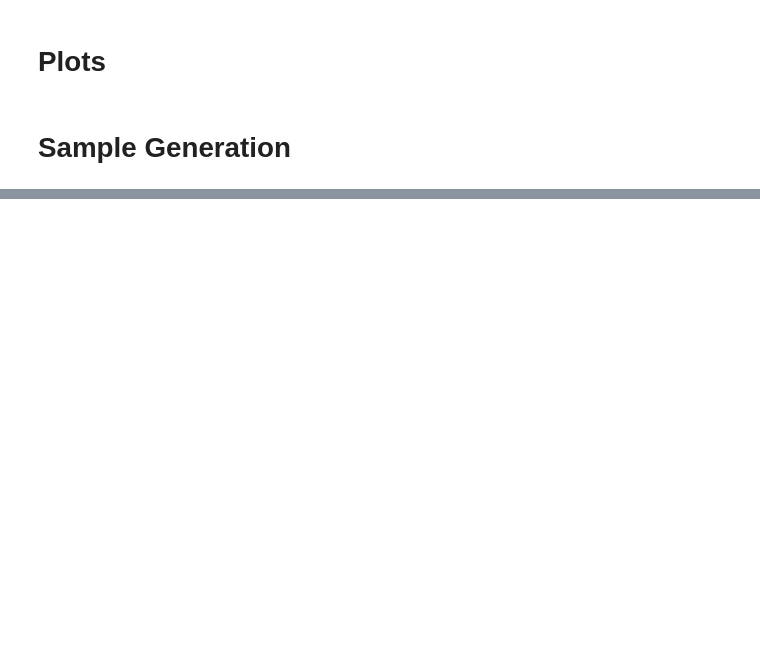
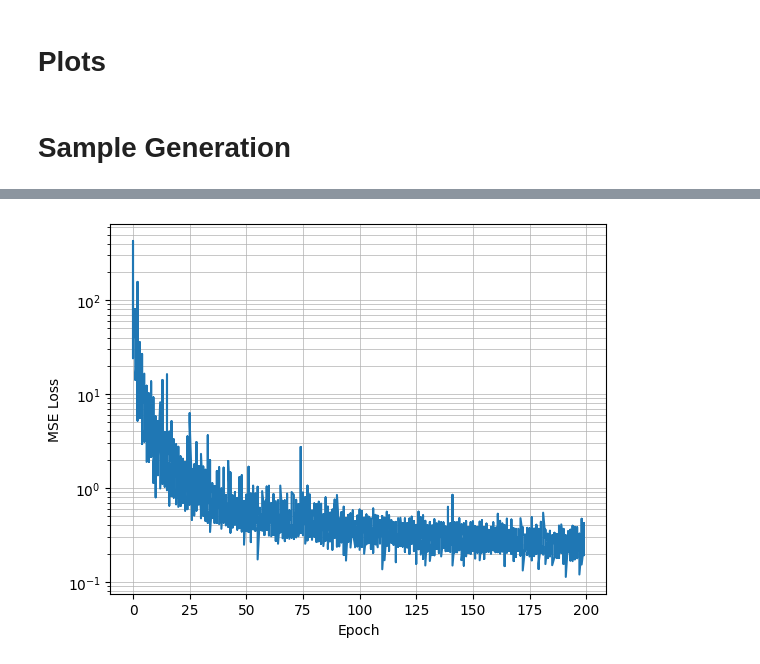
Before and after one commit to TiagoCAAmorim/graph_nn, a Jupyter notebook: gnn_lineq/notebooks/tests.ipynb, the cells around one changed output, grey strips where cells are left out. Saved outputs shown, nothing was run; the diff lists cells and outputs as text; code cells hidden in the pictures; blank space fills up the shorter version.

Commit message:
First functional network

```diff
--- a/gnn_lineq/notebooks/tests.ipynb
+++ b/gnn_lineq/notebooks/tests.ipynb
@@ -338,4 +356,0 @@ for p in [
-# %%
-
-data_ = get_sample(number_generator, rank=20, off_diagonal_abs_mean=0.5, symmetric=False, uniform_range=(0.1,10.), log_=False)
-g = _sparse_to_graph(*data_)
@@ -357,0 +489,33 @@ shell_layout
+# %%
+options = {
+    'n': 1000,
+    'number_generator': number_generator,
+    'rank': 5,
+    'off_diagonal_abs_mean': 1.0,
+    'symmetric': False,
+    'uniform_range': (0.1,10.)
+}
+dataset = GraphDataset(**options)
+loader = DataLoader(dataset, batch_size=32, shuffle=False)
+
+model = GraphNetwork(dataset, hidden=26, layers=4, use_dropout=True)
+print(f'Number of parameters: {count_parameters(model):,}')
+
+device = torch.device('cuda' if torch.cuda.is_available() else 'cpu')
+model = model.to(device)
+optimizer = torch.optim.Adam(model.parameters(), lr=0.001, weight_decay=5e-4)
+
+losses = {'x':[], 'y':[]}
+model.train()
+for epoch in range(200):
+    for batch in loader:
+        data = batch.to(device)
+        optimizer.zero_grad()
+        out = model(batch)
+        loss = F.mse_loss(out, batch.y)
+        loss.backward()
+        optimizer.step()
+        losses['x'].append(epoch)
+        losses['y'].append(loss.item())
+    if epoch % 10 == 0:
+        print(f'Epoch: {epoch}, Loss: {loss.item()}')
@@ -357,0 +540,9 @@ shell_layout
+# %%
+plt.plot(losses['x'], losses['y'])
+plt.xlabel('Epoch')
+plt.ylabel('MSE Loss')
+plt.yscale('log')
+plt.grid(which='both', linewidth=0.5)
+plt.show()
+# %% [output]
+[figure, added]
```
Also changed, not shown: parts of 17 cells of this notebook.
